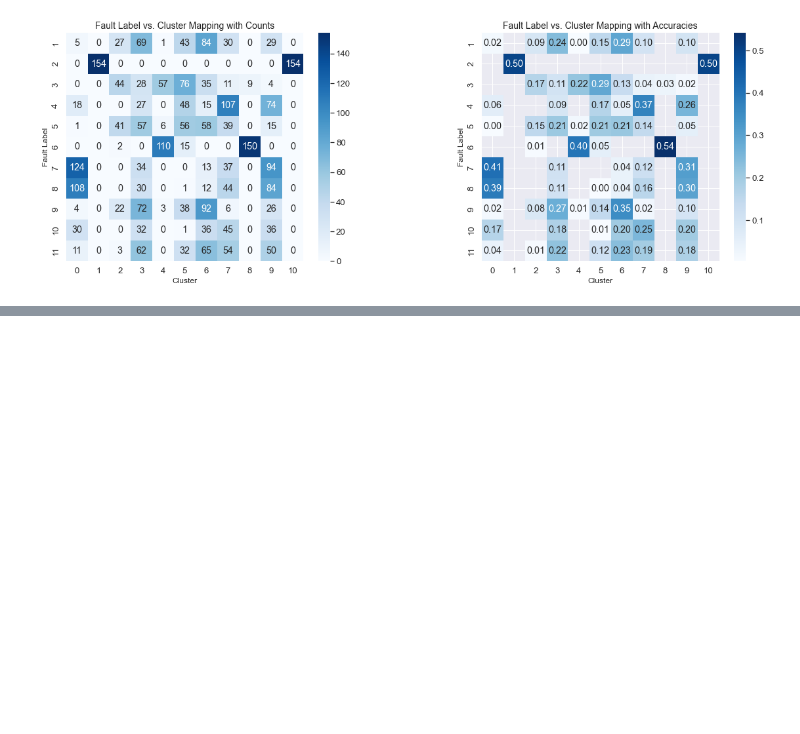
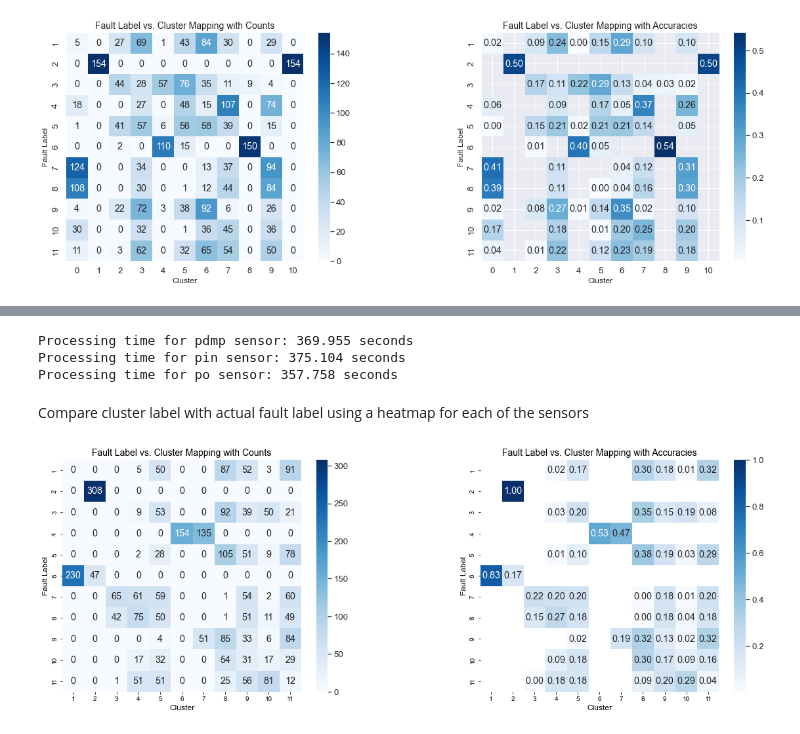
Before and after one commit to Data-Pundits/PHM-Clustering, a Jupyter notebook: DTW_clustering.ipynb, the cells around one changed output, grey strips where cells are left out. Drawn from its saved outputs; the diff is of its cells as text; code cells hidden in the pictures; blank space fills up the shorter version.

Commit message:
Updated DTW with hierarchical clustering

```diff
--- a/DTW_clustering.ipynb
+++ b/DTW_clustering.ipynb
@@ -221,0 +228,46 @@ plt.show()
+# %%
+# Define the number of clusters
+n_clusters = 11
+
+# Function to compute the DTW distance matrix
+def compute_dtw_matrix(data):
+    n = len(data)
+    dtw_matrix = np.zeros((n, n))
+
+    for i in range(n):
+        for j in range(i+1, n):
+            distance, _ = fastdtw(data[i], data[j])
+            dtw_matrix[i, j] = dtw_matrix[j, i] = distance
+
+    return dtw_matrix
+
+# Loop through each PCA-transformed dataframe
+for index, pca_df in enumerate(pca_dfs):
+    # Get the start time
+    start_time = time.time()
+
+    # Compute the DTW distance matrix
+    dtw_matrix = compute_dtw_matrix(pca_df.values)
+
+    # Perform hierarchical clustering using the DTW distance matrix
+    clusters = linkage(dtw_matrix, method='ward')
+    labels = fcluster(clusters, n_clusters, criterion='maxclust')
+
+    # Assign cluster labels to each row
+    pca_df = pd.DataFrame(pca_df)
+    pca_df['cluster'] = labels
+
+    # Get the end time and print the execution time
+    end_time = time.time()
+    processing_time = end_time - start_time
+
+    if index == 0:
+        print(f"Processing time for pdmp sensor: {processing_time:.3f} seconds")
+    elif index == 1:
+        print(f"Processing time for pin sensor: {processing_time:.3f} seconds")
+    elif index == 2:
+        print(f"Processing time for po sensor: {processing_time:.3f} seconds")
+# %% [output]
+Processing time for pdmp sensor: 369.955 seconds
+Processing time for pin sensor: 375.104 seconds
+Processing time for po sensor: 357.758 seconds
@@ -221,0 +279,34 @@ plt.show()
+# %% [markdown]
+Compare cluster label with actual fault label using a heatmap for each of the sensors
+# %%
+# create a crosstab of true labels and cluster assignments
+label_cluster_map = pd.crosstab(fault_true, df_dtw_pdmp["cluster"])
+
+# calculate the accuracy of each group
+grouped = df_dtw_pdmp.groupby([fault_true, df_dtw_pdmp["cluster"]])
+accuracy = grouped.size() / grouped.size().groupby(level=0).sum()
+
+# create the figure and axes for the subplots
+fig, axs = plt.subplots(1, 2, figsize=(16, 6))
+
+# plot the heatmap with counts on the left subplot
+sns.set(font_scale=1.2)
+sns.heatmap(label_cluster_map, cmap='Blues', annot=True, fmt='d', ax=axs[0])
+axs[0].set_xlabel('Cluster', fontsize=12)
+axs[0].set_ylabel('Fault Label', fontsize=12)
+axs[0].set_title('Fault Label vs. Cluster Mapping with Counts', fontsize=14)
+
+# plot the heatmap with accuracies on the right subplot
+sns.heatmap(accuracy.unstack(), cmap='Blues', annot=True, fmt='.2f', ax=axs[1])
+axs[1].set_xlabel('Cluster', fontsize=12)
+axs[1].set_ylabel('Fault Label', fontsize=12)
+axs[1].set_title('Fault Label vs. Cluster Mapping with Accuracies', fontsize=14)
+
+# adjust the layout and spacing of the subplots
+plt.tight_layout()
+plt.subplots_adjust(wspace=0.4)
+
+# display the subplots
+plt.show()
+# %% [output]
+[figure, added]
```
Also changed, not shown: parts of 6 cells of this notebook, 5 other files.
